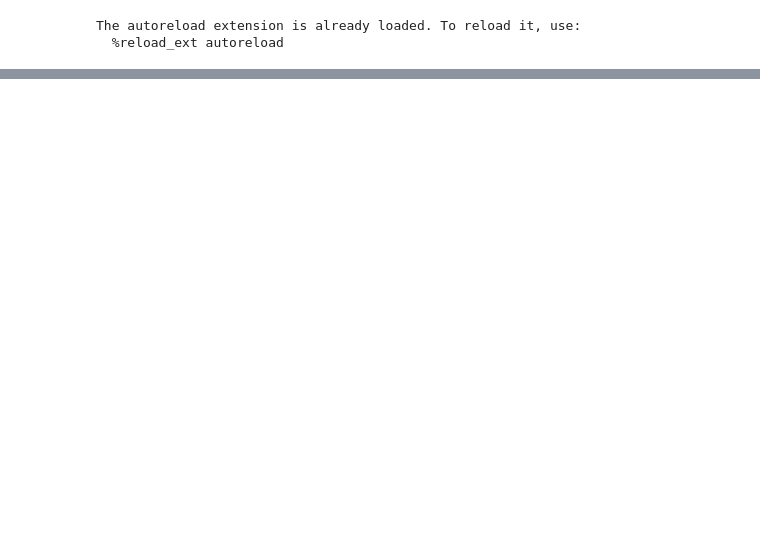
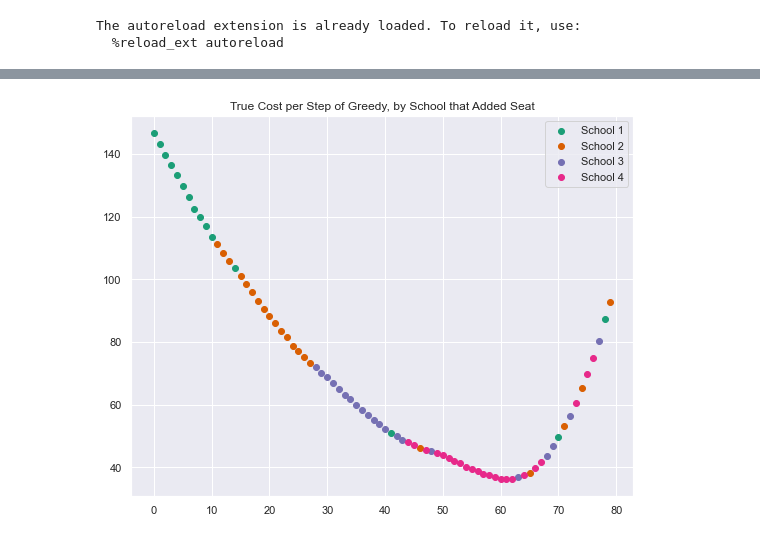
Before and after one commit to klmentzer/school-capacity-management, a Jupyter notebook: notebooks/greedy_heuristic.ipynb, the cells around one changed output, grey strips where cells are left out. Drawn from its saved outputs; the diff is of its cells as text; code cells hidden in the pictures; blank space fills up the shorter version.

```diff
--- a/notebooks/greedy_heuristic.ipynb
+++ b/notebooks/greedy_heuristic.ipynb
@@ -27,8 +28,11 @@ random.seed(0)
 
 cs.simulate_multi_school_costs(qhat)
 curr_cost = cs.costs.sum()
+cost_history = []
+adding_to = []
 
-while True:
+niter = 0
+while niter < 80:
     new_costs = np.empty(n)
     for i in range(n):
         cs.simulate_multi_school_costs(
@@ -36,12 +40,15 @@ while True:
         )
         new_costs[i] = cs.costs.sum()
 
-    if (curr_cost - new_costs < 0).all():
-        break
+#     if (curr_cost - new_costs < 0).all():
+#         break
 
     i = np.argmax(curr_cost - new_costs)
     qhat[i] += 1
     curr_cost = new_costs[i]
+    cost_history.append(curr_cost)
+    adding_to.append(i)
+    niter +=1
 
 
 print("Inflated capacities found by our Greedy algorithm are " + str(qhat))
@@ -51,0 +83,13 @@ Associated cost is: 36.28099999999999
+# %%
+cmap = cm.get_cmap('Dark2')
+colors = [cmap(i) for i in adding_to]
+plt.figure(figsize=(9,7))
+for i in range(4):
+    y = [cost_history[j] for j in range(len(cost_history)) if adding_to[j] == i]
+    x = [j for j in range(len(cost_history)) if adding_to[j] == i]
+    plt.scatter(x,y, color=cmap(i), label=f"School {i+1}")
+plt.legend()
+plt.title('True Cost per Step of Greedy, by School that Added Seat')
+plt.savefig("/Users/katherinementzer/Desktop/greedy_convergence.png")
+# %% [output]
+[figure, added]
```
Also changed, not shown: parts of 8 cells of this notebook.
